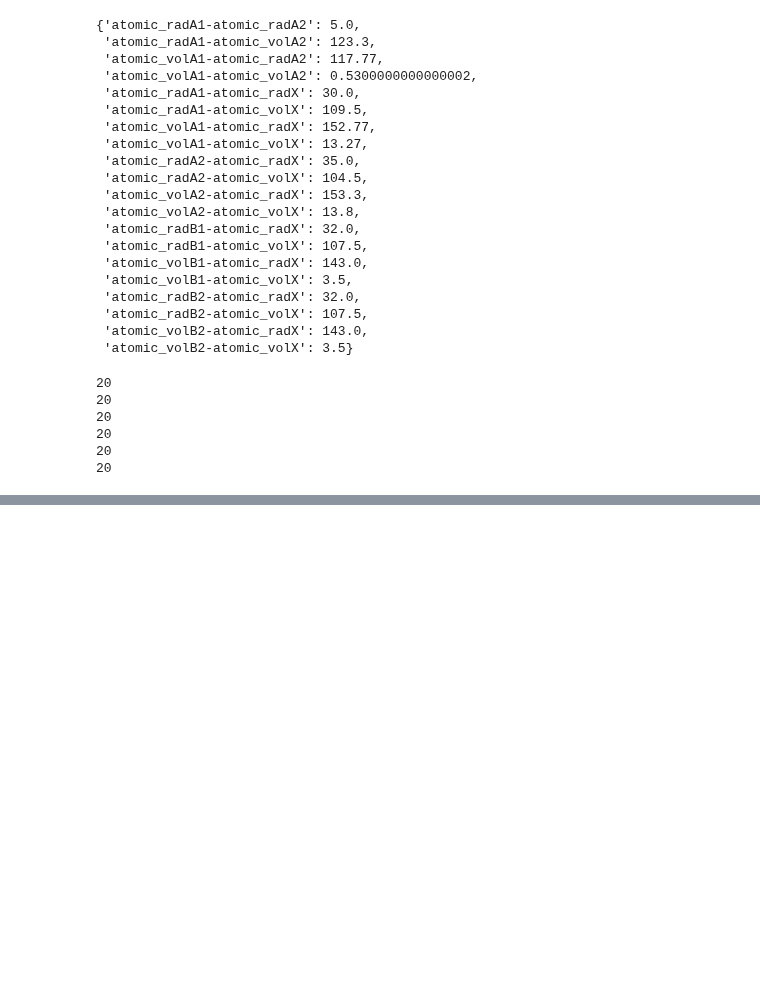
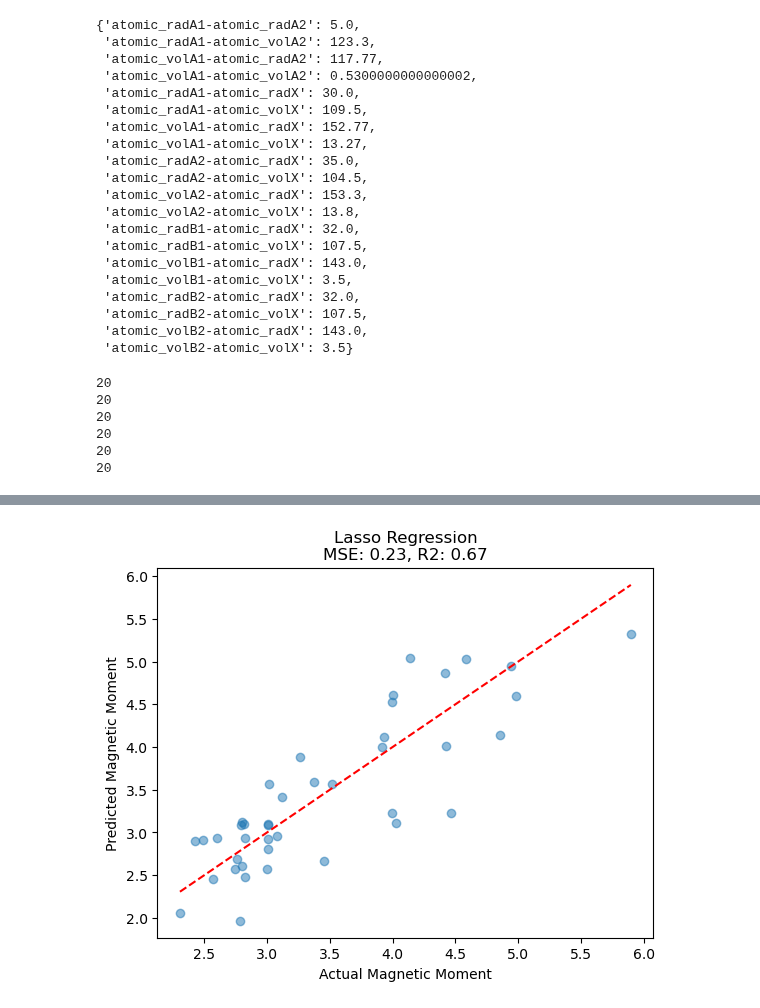
Before and after one commit to erikswanke/2d-Material-Science, a Jupyter notebook: critical role descriptor.ipynb, the cells around one changed output, grey strips where cells are left out. Saved outputs shown, nothing was run; the diff lists cells and outputs as text; code cells hidden in the pictures; blank space fills up the shorter version.

Commit message:
extremely barebones model

```diff
--- a/critical role descriptor.ipynb
+++ b/critical role descriptor.ipynb
@@ -260,3 +260,10 @@ print(len(df.iloc[5]['Q3-']))
 20
 20
 # %%
+#expand dataframe into model friendly format
+to_expand = ['Q1+', 'Q1-', 'Q2+', 'Q2-', 'Q3+', 'Q3-']
+df4 = df
+for i in to_expand:
+    df4 = df4.drop(columns=i).join(df4[i].apply(pd.Series))
+#display(df4.head(4))
+#df4.to_csv('mmm.csv', index=False)
@@ -264,0 +270,74 @@ KeyError: 'elem_in_site_order'
+# %%
+import numpy as np
+import matplotlib.pyplot as plt
+from sklearn.linear_model import Lasso
+from sklearn.model_selection import train_test_split
+from sklearn.metrics import mean_squared_error, r2_score
+
+# Sample data for demonstration
+# Replace X and y with your own dataset
+# X should be a 2D array where each row represents a data point, and each column represents a feature
+# y should be a 1D array representing the target variable
+# For example, X = [[feature1_val1, feature2_val1], [feature1_val2, feature2_val2], ...]
+# and y = [target_val1, target_val2, ...]
+target_column_index = df4.columns.get_loc("atomic_radA1+atomic_radA2")
+X = df4.iloc[:, target_column_index:]
+y = df4['magnetic_moment']
+
+# Split the data into training and testing sets
+X_train, X_test, y_train, y_test = train_test_split(X, y, test_size=0.2, random_state=42)
+
+# Create the Lasso Regression model
+alpha = 0.1  # Regularization strength (tuning parameter)
+lasso_model = Lasso(alpha=alpha)
+
+# Train the model
+lasso_model.fit(X_train, y_train)
+
+# Make predictions on the test set
+y_pred = lasso_model.predict(X_test)
+
+# Evaluate the model
+mse = mean_squared_error(y_test, y_pred)
+r2 = r2_score(y_test, y_pred)
+
+# Coefficients of the line equation
+slope = lasso_model.coef_[0]
+intercept = lasso_model.intercept_
+
+# Scatter plot
+plt.scatter(y_test, y_pred, alpha=0.5)
+plt.plot([min(y_test), max(y_test)], [min(y_test), max(y_test)], color='red', linestyle='--')
+plt.xlabel('Actual Magnetic Moment')
+plt.ylabel('Predicted Magnetic Moment')
+plt.title(f'Lasso Regression\nMSE: {mse:.2f}, R2: {r2:.2f}')
+plt.show()
+
+# Get the absolute feature coefficients from the Lasso model
+feature_coefficients = np.abs(lasso_model.coef_)
+
+# Get the indices of the top k features
+k = 3
+top_k_indices = np.argsort(feature_coefficients)[-k:]
+
+# Select the top k descriptors from the dataset
+top_k_descriptors = X.columns[top_k_indices]
+
+# Scatter plot of the top k descriptors and the magnetic moment
+for descriptor in top_k_descriptors:
+    plt.scatter(df4[descriptor], df4['magnetic_moment'], alpha=0.5, label=descriptor)
+
+plt.xlabel('units vary')
+plt.ylabel('Magnetic Moment')
+plt.title(f'Top {k} Descriptors and Magnetic Moment')
+plt.legend()
+plt.show()
+
+# Get the importances of the top k descriptors
+top_k_importances = feature_coefficients[top_k_indices]
+
+# Print the importances of the top k descriptors
+for i, descriptor in enumerate(top_k_descriptors):
+    print(f"Top {i+1} Descriptor: {descriptor}, Importance: {top_k_importances[i]:.4f}")
+# %% [output]
+[figure, added]
```
Also changed, not shown: parts of 3 cells of this notebook.
